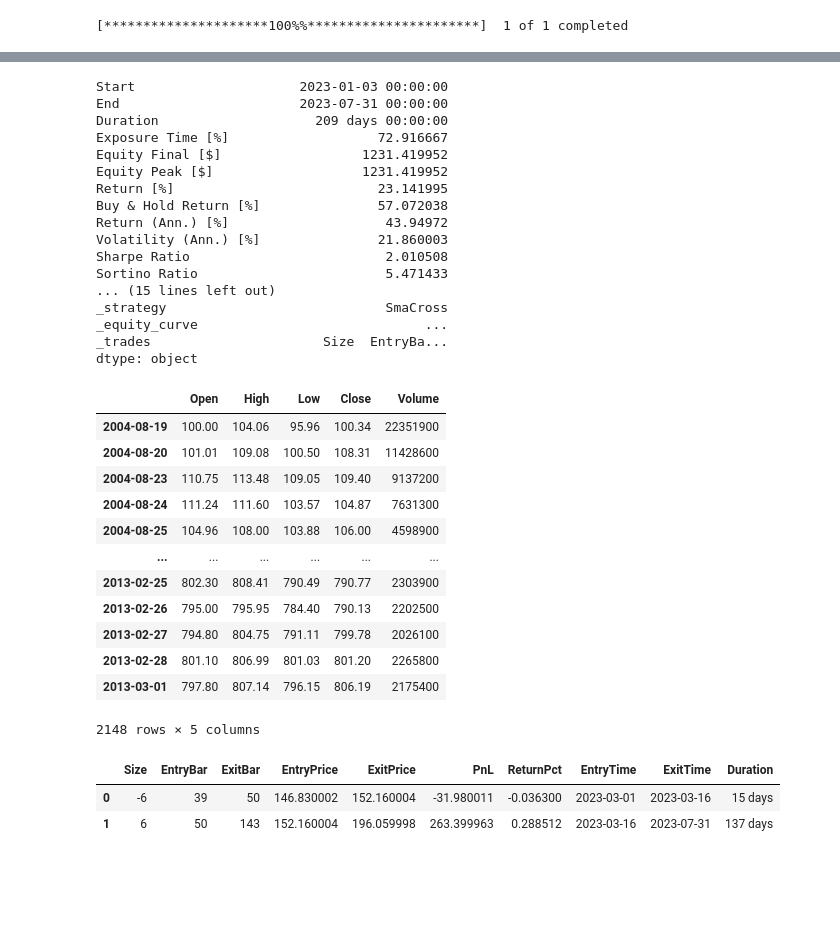
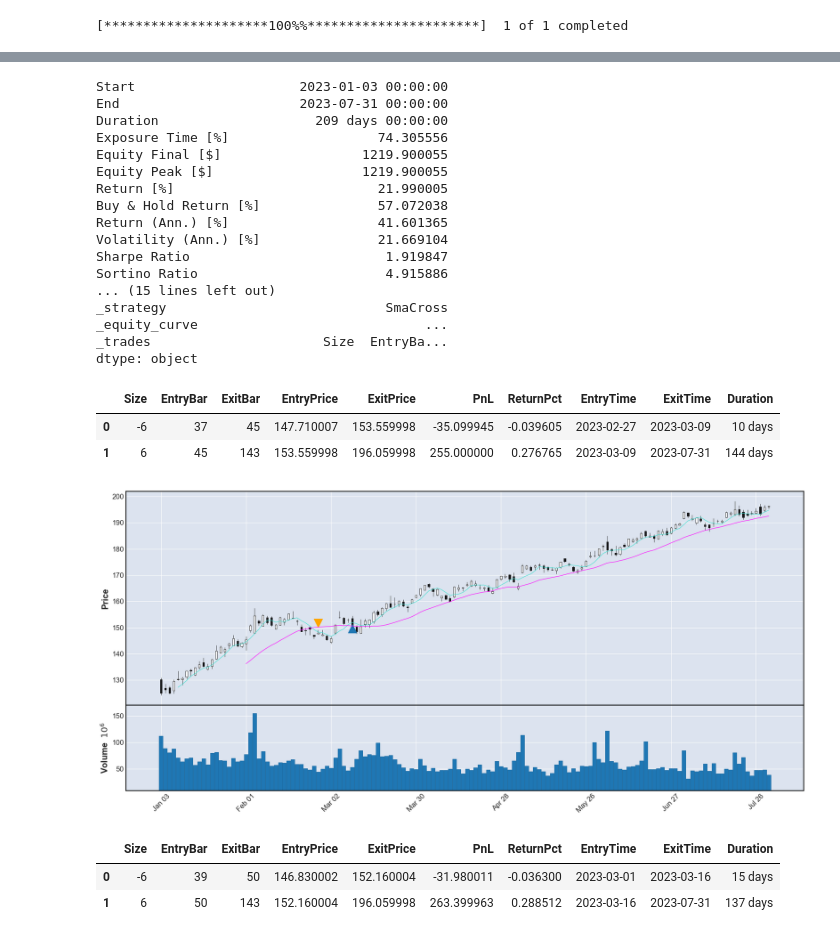
Before and after one commit to ghalex/trading-ipynb, a Jupyter notebook: backtest1.ipynb, the cells around one changed output, grey strips where cells are left out. Drawn from its saved outputs; the diff is of its cells as text; code cells hidden in the pictures; blank space fills up the shorter version.

```diff
--- a/backtest1.ipynb
+++ b/backtest1.ipynb
@@ -29,3 +12,10 @@ AAPL
+# %%
+def plot(df):
+    apd = [
+        mpf.make_addplot(df['BuySignal'], type='scatter', markersize=200,marker='^'),
+        mpf.make_addplot(df['SellSignal'], type='scatter', markersize=200,marker='v', color='orange')
+    ]
+    mpf.plot(df, type='candle', volume=True, mav=(5, 21), figsize=(22, 10), addplot=apd)
 # %%
 from backtesting import Backtest, Strategy
 from backtesting.lib import crossover
@@ -33,8 +23,8 @@ from backtesting.test import SMA, GOOG
 
 
 class SmaCross(Strategy):
-    n1 = 10
-    n2 = 20
+    n1 = 5
+    n2 = 21
 
     def init(self):
         close = self.data.Close
@@ -56,36 +46,37 @@ output
 Start                     2023-01-03 00:00:00
 End                       2023-07-31 00:00:00
 Duration                    209 days 00:00:00
-Exposure Time [%]                   72.916667
-Equity Final [$]                  1231.419952
-Equity Peak [$]                   1231.419952
-Return [%]                          23.141995
+Exposure Time [%]                   74.305556
+Equity Final [$]                  1219.900055
+Equity Peak [$]                   1219.900055
+Return [%]                          21.990005
 Buy & Hold Return [%]               57.072038
-Return (Ann.) [%]                    43.94972
-Volatility (Ann.) [%]               21.860003
-Sharpe Ratio                         2.010508
-Sortino Ratio                        5.471433
+Return (Ann.) [%]                   41.601365
+Volatility (Ann.) [%]               21.669104
+Sharpe Ratio                         1.919847
+Sortino Ratio                        4.915886
 ... (15 lines left out)
 _strategy                            SmaCross
 _equity_curve                             ...
 _trades                      Size  EntryBa...
 dtype: object
-# %%
-GOOG
-# %% [output]
-|  | Open | High | Low | Close | Volume |
-| 2004-08-19 | 100.00 | 104.06 | 95.96 | 100.34 | 22351900 |
-| 2004-08-20 | 101.01 | 109.08 | 100.50 | 108.31 | 11428600 |
-| 2004-08-23 | 110.75 | 113.48 | 109.05 | 109.40 | 9137200 |
-| 2004-08-24 | 111.24 | 111.60 | 103.57 | 104.87 | 7631300 |
-| 2004-08-25 | 104.96 | 108.00 | 103.88 | 106.00 | 4598900 |
-| ... | ... | ... | ... | ... | ... |
-| 2013-02-25 | 802.30 | 808.41 | 790.49 | 790.77 | 2303900 |
-| 2013-02-26 | 795.00 | 795.95 | 784.40 | 790.13 | 2202500 |
-| 2013-02-27 | 794.80 | 804.75 | 791.11 | 799.78 | 2026100 |
-| 2013-02-28 | 801.10 | 806.99 | 801.03 | 801.20 | 2265800 |
-| 2013-03-01 | 797.80 | 807.14 | 796.15 | 806.19 | 2175400 |
-2148 rows × 5 columns
+# %%
+output._trades
+# %% [output]
+|  | Size | EntryBar | ExitBar | EntryPrice | ExitPrice | PnL | ReturnPct | EntryTime | ExitTime | Duration |
+| 0 | -6 | 37 | 45 | 147.710007 | 153.559998 | -35.099945 | -0.039605 | 2023-02-27 | 2023-03-09 | 10 days |
+| 1 | 6 | 45 | 143 | 153.559998 | 196.059998 | 255.000000 | 0.276765 | 2023-03-09 | 2023-07-31 | 144 days |
+# %%
+s = output._trades[['EntryTime', 'EntryPrice', 'Size']]
+s.set_index('EntryTime', inplace=True)
+
+AAPL['BuySignal'] = s['EntryPrice'].where(s['Size'] > 0)  - 4
+AAPL['SellSignal'] = s['EntryPrice'].where(s['Size'] < 0) + 4
+
+
+plot(AAPL)
+# %% [output]
+[figure, added]
 # %%
 output._trades
 # %% [output]
```
Also changed, not shown: parts of 2 cells of this notebook, 2 other files.
